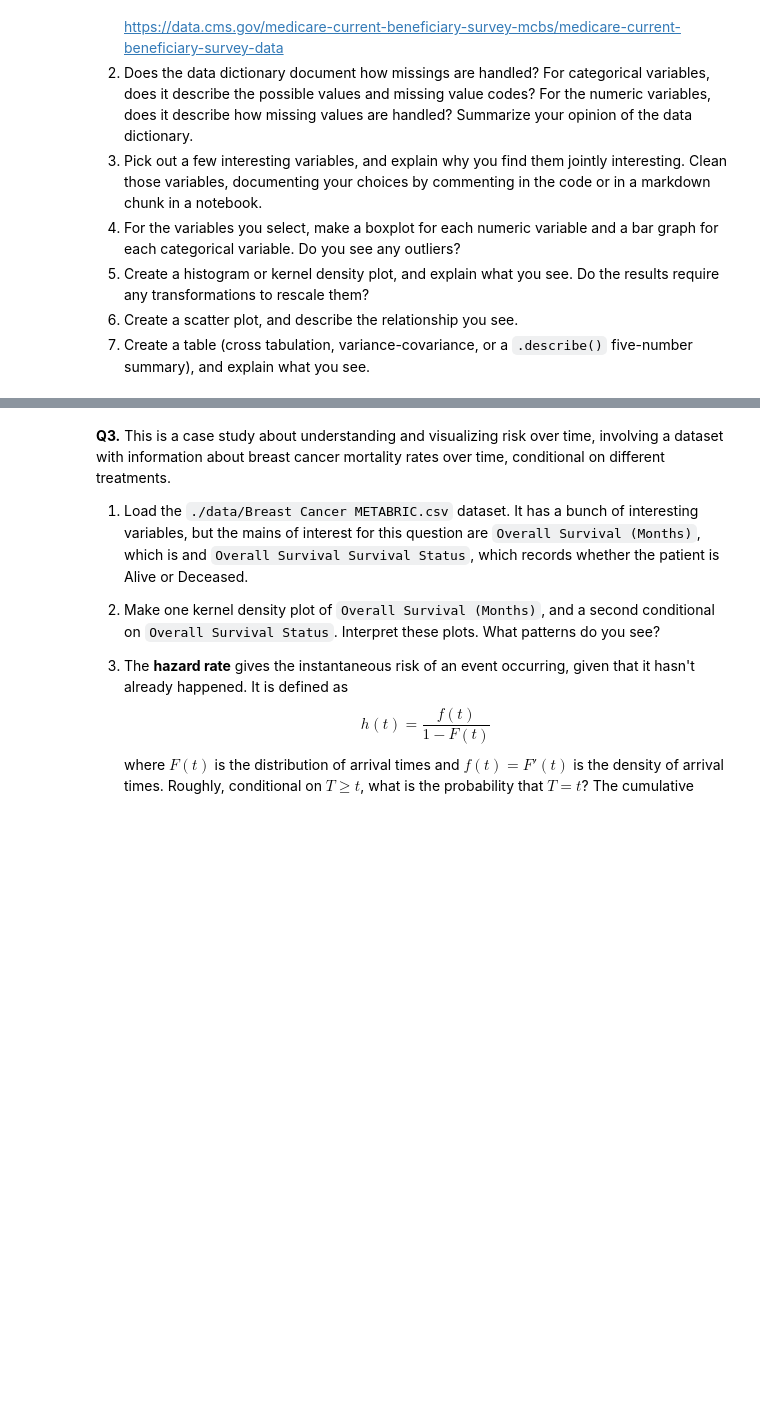
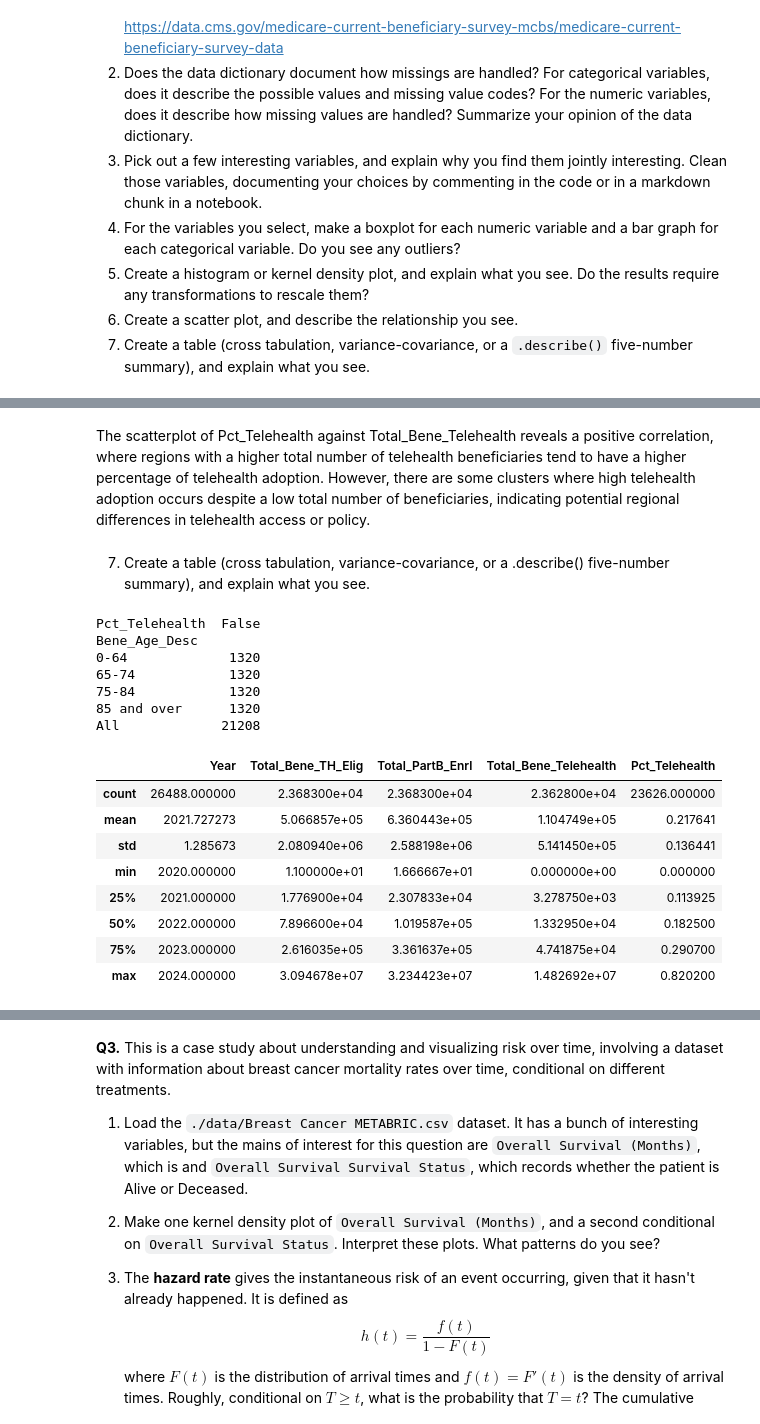
Before and after one commit to KeerHu73/visualization, a Jupyter notebook: assignment/assignment.ipynb, the cells around one changed output, grey strips where cells are left out. Saved outputs shown, nothing was run; the diff lists cells and outputs as text; code cells hidden in the pictures; blank space fills up the shorter version.

```diff
--- a/assignment/assignment.ipynb
+++ b/assignment/assignment.ipynb
@@ -32,0 +129,28 @@ The "relevant" variables for this question are:
+# %% [markdown]
+The scatterplot of Pct_Telehealth against Total_Bene_Telehealth reveals a positive correlation, where regions with a higher total number of telehealth beneficiaries tend to have a higher percentage of telehealth adoption. However, there are some clusters where high telehealth adoption occurs despite a low total number of beneficiaries, indicating potential regional differences in telehealth access or policy.
+# %% [markdown]
+7. Create a table (cross tabulation, variance-covariance, or a .describe() five-number summary), and explain what you see.
+# %%
+# Create a cross-tabulation to compare age groups and telehealth usage
+cross_tab = pd.crosstab(df['Bene_Age_Desc'], df['Pct_Telehealth'] > 10)
+print(cross_tab)
+
+# Display summary statistics for numerical columns
+df.describe()
+# %% [output]
+Pct_Telehealth  False
+Bene_Age_Desc
+0-64             1320
+65-74            1320
+75-84            1320
+85 and over      1320
+All             21208
+|  | Year | Total_Bene_TH_Elig | Total_PartB_Enrl | Total_Bene_Telehealth | Pct_Telehealth |
+| count | 26488.000000 | 2.368300e+04 | 2.368300e+04 | 2.362800e+04 | 23626.000000 |
+| mean | 2021.727273 | 5.066857e+05 | 6.360443e+05 | 1.104749e+05 | 0.217641 |
+| std | 1.285673 | 2.080940e+06 | 2.588198e+06 | 5.141450e+05 | 0.136441 |
+| min | 2020.000000 | 1.100000e+01 | 1.666667e+01 | 0.000000e+00 | 0.000000 |
+| 25% | 2021.000000 | 1.776900e+04 | 2.307833e+04 | 3.278750e+03 | 0.113925 |
+| 50% | 2022.000000 | 7.896600e+04 | 1.019587e+05 | 1.332950e+04 | 0.182500 |
+| 75% | 2023.000000 | 2.616035e+05 | 3.361637e+05 | 4.741875e+04 | 0.290700 |
+| max | 2024.000000 | 3.094678e+07 | 3.234423e+07 | 1.482692e+07 | 0.820200 |
```
Also changed, not shown: parts of 15 cells of this notebook.
